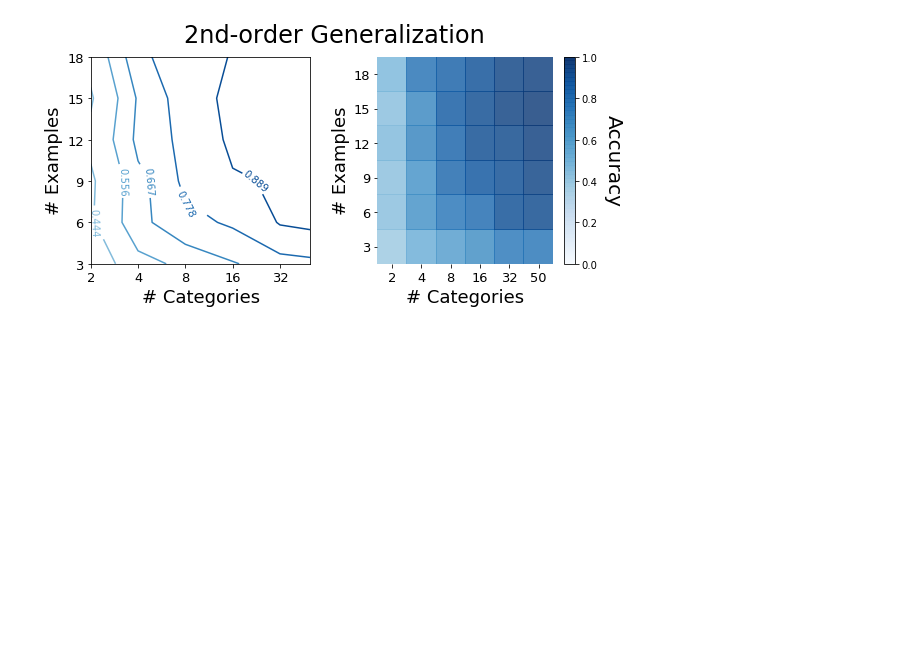
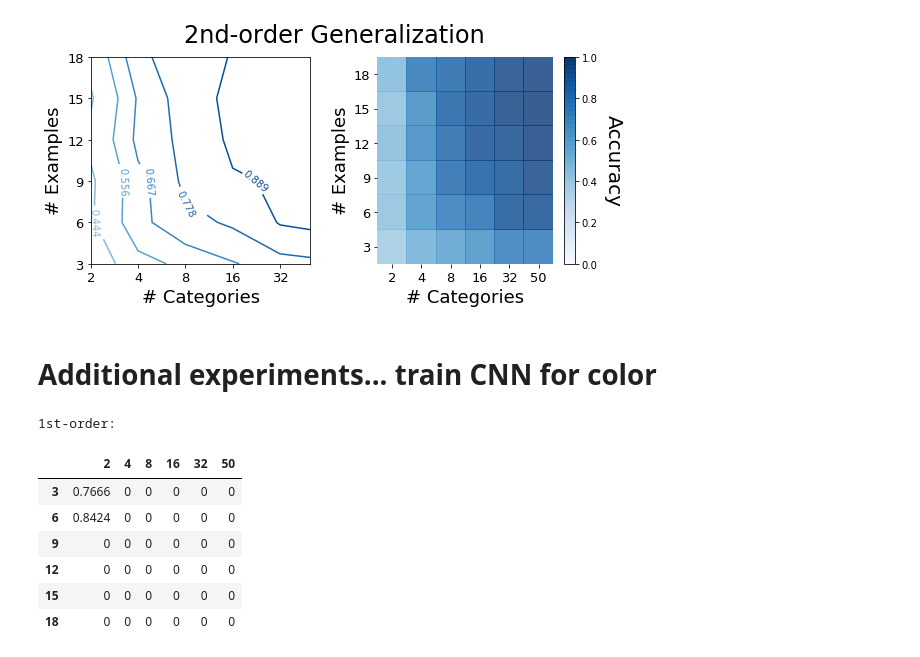
Before and after one commit to rfeinman/learning-to-learn, a Jupyter notebook: notebooks/plot_results_experiments1and2.ipynb, the cells around one changed output. Cells and saved outputs as stored; diff of their text form; code cells hidden in the pictures; blank space fills up the shorter version.

Commit message:
updated results plotting notebook

```diff
--- a/notebooks/plot_results_experiments1and2.ipynb
+++ b/notebooks/plot_results_experiments1and2.ipynb
@@ -167,3 +167,23 @@ plot_results(
 )
 # %% [output]
 [figure]
+# %% [markdown]
+# Additional experiments... train CNN for color
+# %%
+folder = '../results/cnn_results_color/'
+results_O1 = np.load(os.path.join(folder, 'results_O1.npy'))
+results_O2 = np.load(os.path.join(folder, 'results_O2.npy'))
+category_trials = np.load(os.path.join(folder, 'category_trials.npy'))
+exemplar_trials = np.load(os.path.join(folder, 'exemplar_trials.npy'))
+# %%
+print('1st-order: ')
+get_df(results_O1.mean(axis=2), category_trials, exemplar_trials)
+# %% [output]
+1st-order:
+|  | 2 | 4 | 8 | 16 | 32 | 50 |
+| 3 | 0.7666 | 0 | 0 | 0 | 0 | 0 |
+| 6 | 0.8424 | 0 | 0 | 0 | 0 | 0 |
+| 9 | 0 | 0 | 0 | 0 | 0 | 0 |
+| 12 | 0 | 0 | 0 | 0 | 0 | 0 |
+| 15 | 0 | 0 | 0 | 0 | 0 | 0 |
+| 18 | 0 | 0 | 0 | 0 | 0 | 0 |
```
Also changed, not shown: parts of 3 cells of this notebook.
